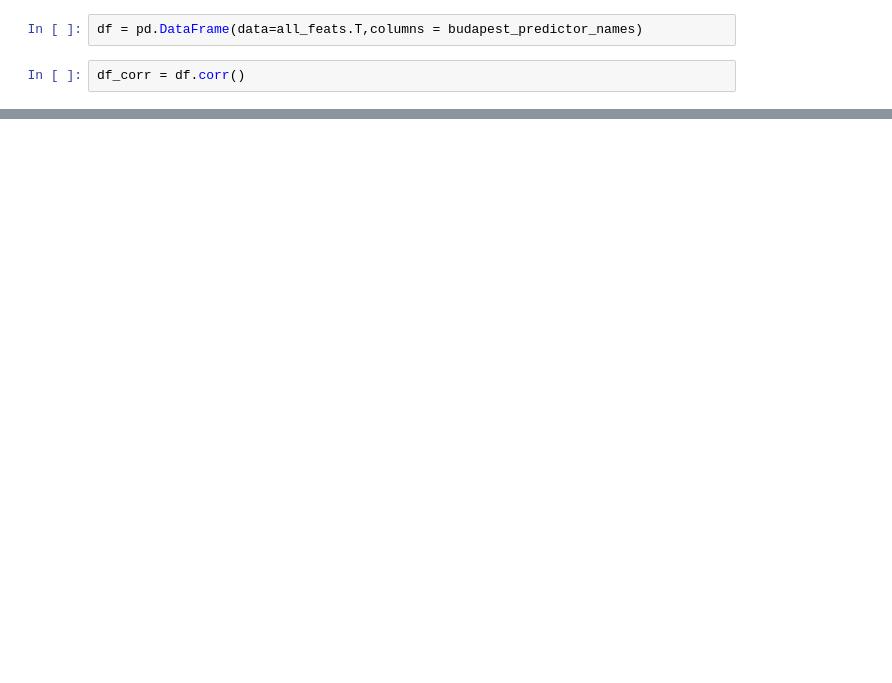
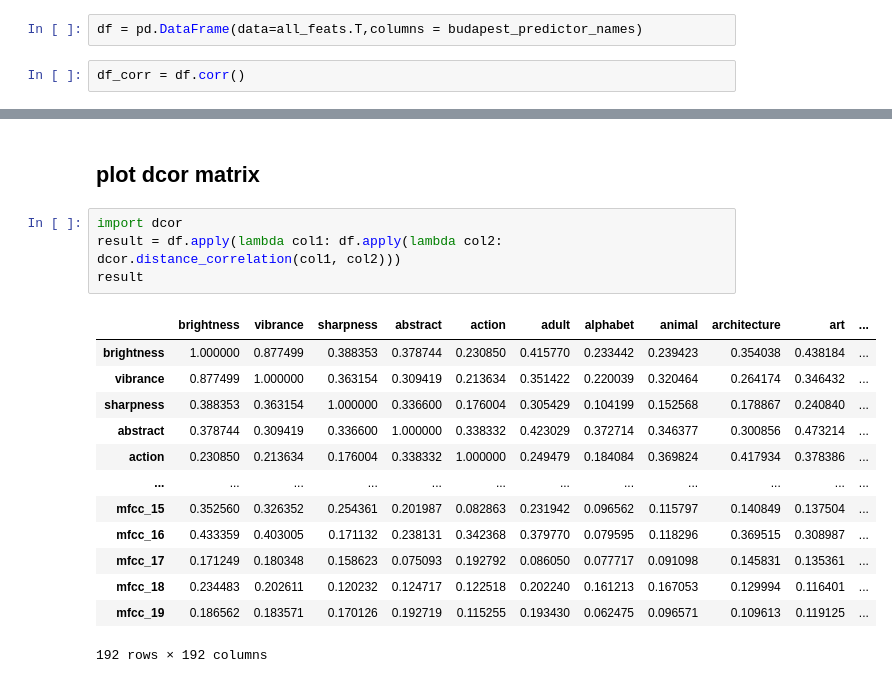
Before and after one commit to jsmentch/feature_comparison, a Jupyter notebook: notebooks/explore_features_pyns.ipynb, the cells around one changed output, grey strips where cells are left out. Drawn from its saved outputs; the diff is of its cells as text; blank space fills up the shorter version.

```diff
--- a/notebooks/explore_features_pyns.ipynb
+++ b/notebooks/explore_features_pyns.ipynb
@@ -251,0 +170,20 @@ Text(0.5, 1.0, 'budapest part 1')
+# %% [markdown]
+## plot dcor matrix
+# %%
+import dcor
+result = df.apply(lambda col1: df.apply(lambda col2: dcor.distance_correlation(col1, col2)))
+result
+# %% [output]
+|  | brightness | vibrance | sharpness | abstract | action | adult | alphabet | animal | architecture | art | ... |
+| brightness | 1.000000 | 0.877499 | 0.388353 | 0.378744 | 0.230850 | 0.415770 | 0.233442 | 0.239423 | 0.354038 | 0.438184 | ... |
+| vibrance | 0.877499 | 1.000000 | 0.363154 | 0.309419 | 0.213634 | 0.351422 | 0.220039 | 0.320464 | 0.264174 | 0.346432 | ... |
+| sharpness | 0.388353 | 0.363154 | 1.000000 | 0.336600 | 0.176004 | 0.305429 | 0.104199 | 0.152568 | 0.178867 | 0.240840 | ... |
+| abstract | 0.378744 | 0.309419 | 0.336600 | 1.000000 | 0.338332 | 0.423029 | 0.372714 | 0.346377 | 0.300856 | 0.473214 | ... |
+| action | 0.230850 | 0.213634 | 0.176004 | 0.338332 | 1.000000 | 0.249479 | 0.184084 | 0.369824 | 0.417934 | 0.378386 | ... |
+| ... | ... | ... | ... | ... | ... | ... | ... | ... | ... | ... | ... |
+| mfcc_15 | 0.352560 | 0.326352 | 0.254361 | 0.201987 | 0.082863 | 0.231942 | 0.096562 | 0.115797 | 0.140849 | 0.137504 | ... |
+| mfcc_16 | 0.433359 | 0.403005 | 0.171132 | 0.238131 | 0.342368 | 0.379770 | 0.079595 | 0.118296 | 0.369515 | 0.308987 | ... |
+| mfcc_17 | 0.171249 | 0.180348 | 0.158623 | 0.075093 | 0.192792 | 0.086050 | 0.077717 | 0.091098 | 0.145831 | 0.135361 | ... |
+| mfcc_18 | 0.234483 | 0.202611 | 0.120232 | 0.124717 | 0.122518 | 0.202240 | 0.161213 | 0.167053 | 0.129994 | 0.116401 | ... |
+| mfcc_19 | 0.186562 | 0.183571 | 0.170126 | 0.192719 | 0.115255 | 0.193430 | 0.062475 | 0.096571 | 0.109613 | 0.119125 | ... |
+192 rows × 192 columns
```
Also changed, not shown: parts of 42 cells of this notebook.
